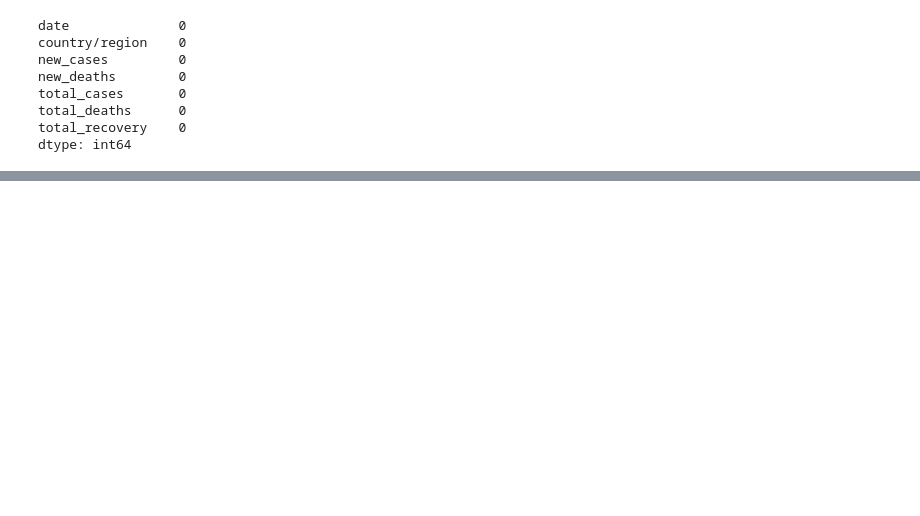
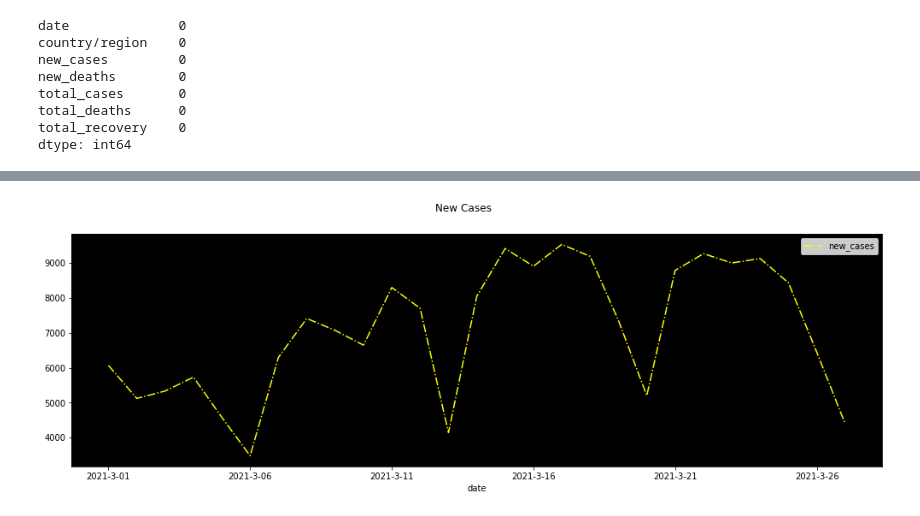
Before and after one commit to iiabdulrazak/silver-scraper, a Jupyter notebook: notebooks/visData.ipynb, the cells around one changed output, grey strips where cells are left out. Drawn from its saved outputs; the diff is of its cells as text; code cells hidden in the pictures; blank space fills up the shorter version.

```diff
--- a/notebooks/visData.ipynb
+++ b/notebooks/visData.ipynb
@@ -70,2 +103,9 @@ memory usage: 576.0+ bytes
 # %%
 graphD = genData.set_index('date')
+# %%
+graphData = graphD.loc['2021-3-01' :'2021-3-27'][['new_cases']].plot(color=['yellow'],kind='line',figsize=(17,5), linestyle='-.')
+graphData.set_facecolor('black')
+plt.suptitle('New Cases')
+plt.show()
+# %% [output]
+[figure, added]
```
Also changed, not shown: parts of 10 cells of this notebook.
